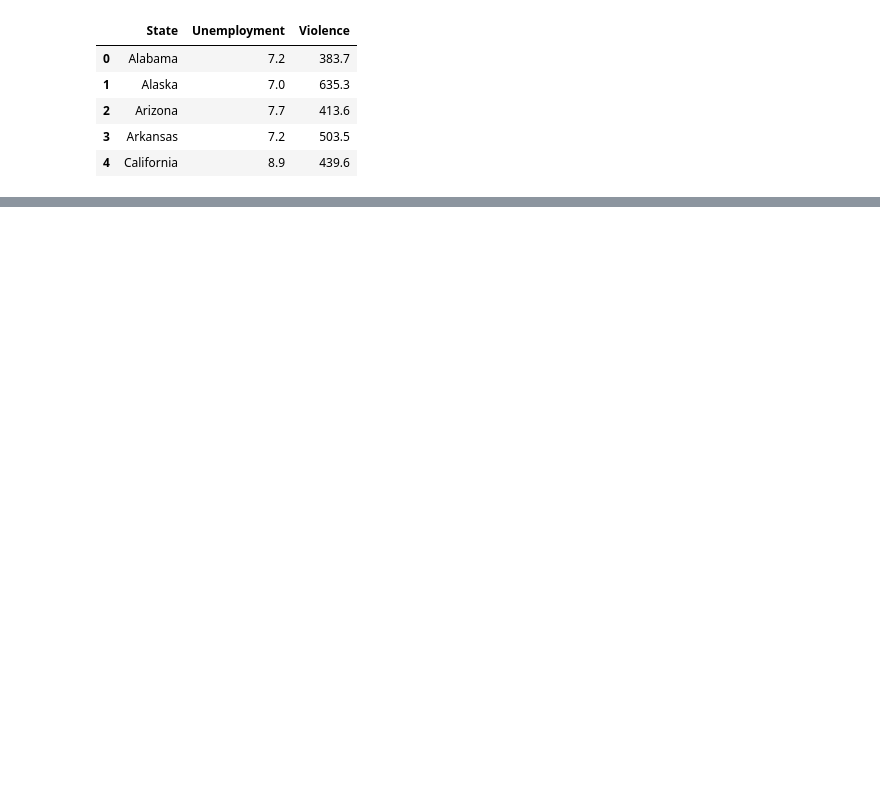
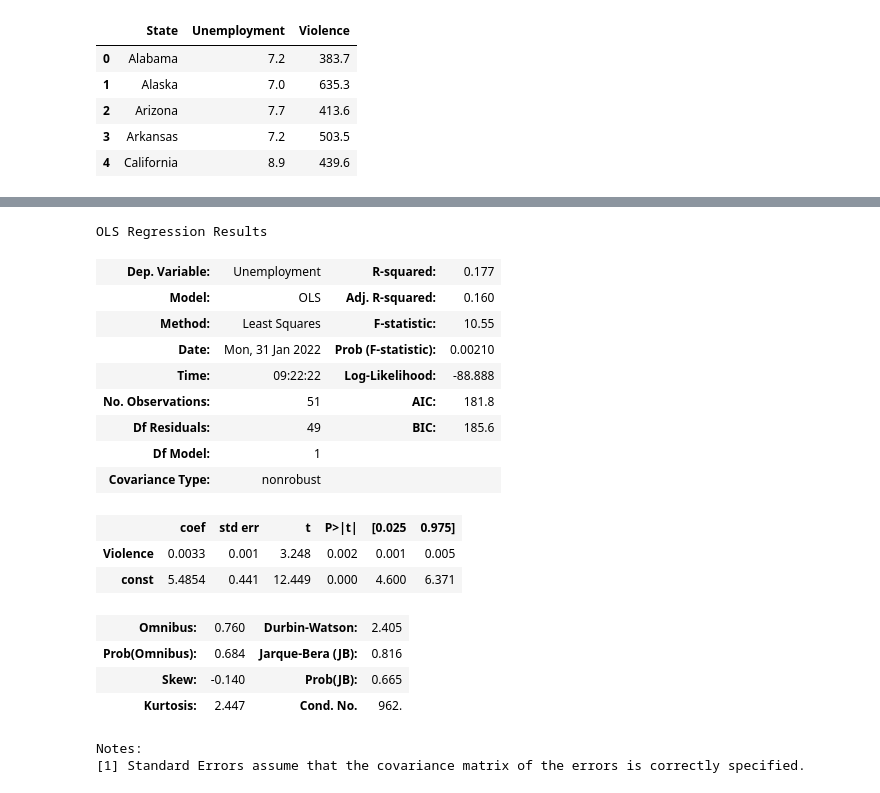
Before and after one commit to simonwardjones/statistics, a Jupyter notebook: econometrics-course-problem-sets.ipynb, the cells around one changed output, grey strips where cells are left out. Drawn from its saved outputs; the diff is of its cells as text; code cells hidden in the pictures; blank space fills up the shorter version.

```diff
--- a/econometrics-course-problem-sets.ipynb
+++ b/econometrics-course-problem-sets.ipynb
@@ -19,0 +87,24 @@ violence_date.head()
+# %%
+model = OLS(endog=violence_data['Unemployment'], exog=violence_data[['Violence', 'const']])
+results = model.fit()
+results.summary()
+# %% [output]
+OLS Regression Results
+| Dep. Variable: | Unemployment | R-squared: | 0.177 |
+| Model: | OLS | Adj. R-squared: | 0.160 |
+| Method: | Least Squares | F-statistic: | 10.55 |
+| Date: | Mon, 31 Jan 2022 | Prob (F-statistic): | 0.00210 |
+| Time: | 09:22:22 | Log-Likelihood: | -88.888 |
+| No. Observations: | 51 | AIC: | 181.8 |
+| Df Residuals: | 49 | BIC: | 185.6 |
+| Df Model: | 1 |  |  |
+| Covariance Type: | nonrobust |  |  |
+|  | coef | std err | t | P>|t| | [0.025 | 0.975] |
+| Violence | 0.0033 | 0.001 | 3.248 | 0.002 | 0.001 | 0.005 |
+| const | 5.4854 | 0.441 | 12.449 | 0.000 | 4.600 | 6.371 |
+| Omnibus: | 0.760 | Durbin-Watson: | 2.405 |
+| Prob(Omnibus): | 0.684 | Jarque-Bera (JB): | 0.816 |
+| Skew: | -0.140 | Prob(JB): | 0.665 |
+| Kurtosis: | 2.447 | Cond. No. | 962. |
+Notes:
+[1] Standard Errors assume that the covariance matrix of the errors is correctly specified.
```
Also changed, not shown: parts of 12 cells of this notebook, 1 other file.
